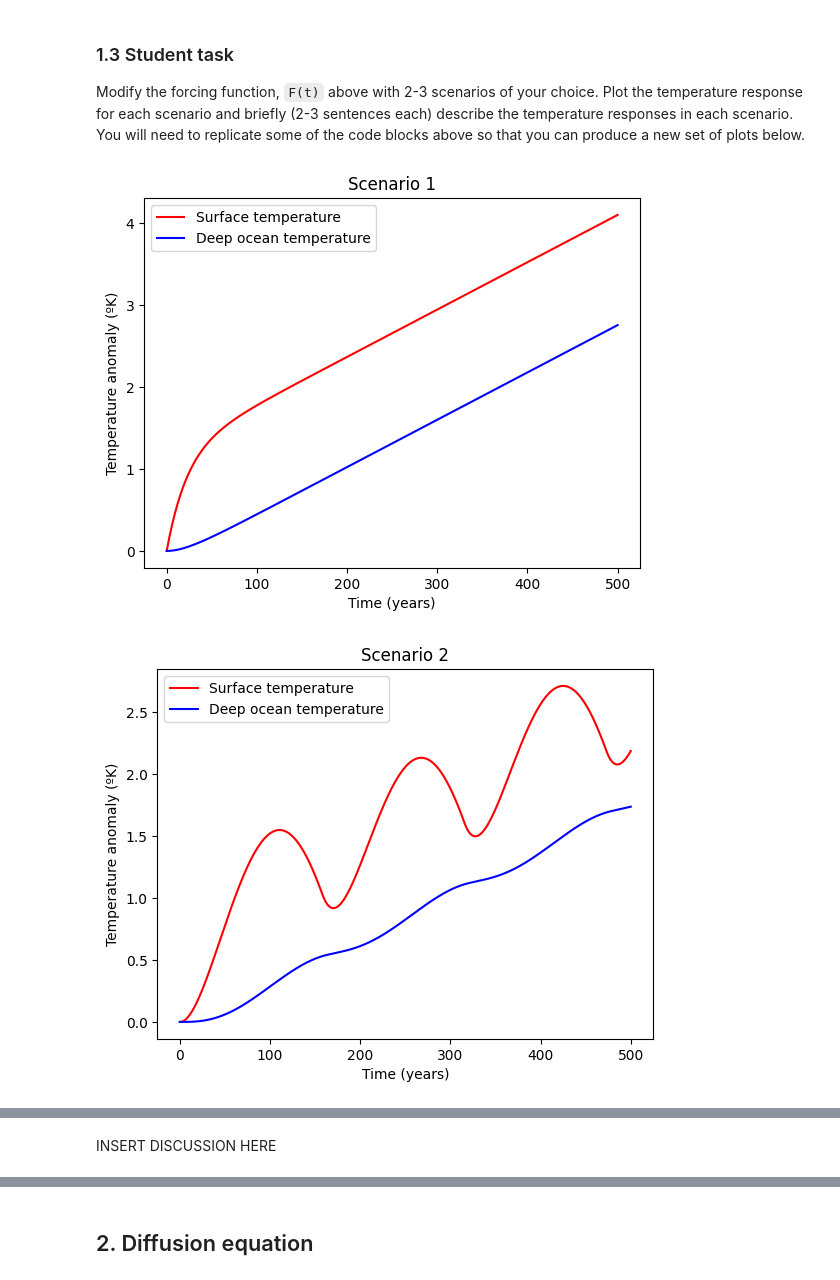
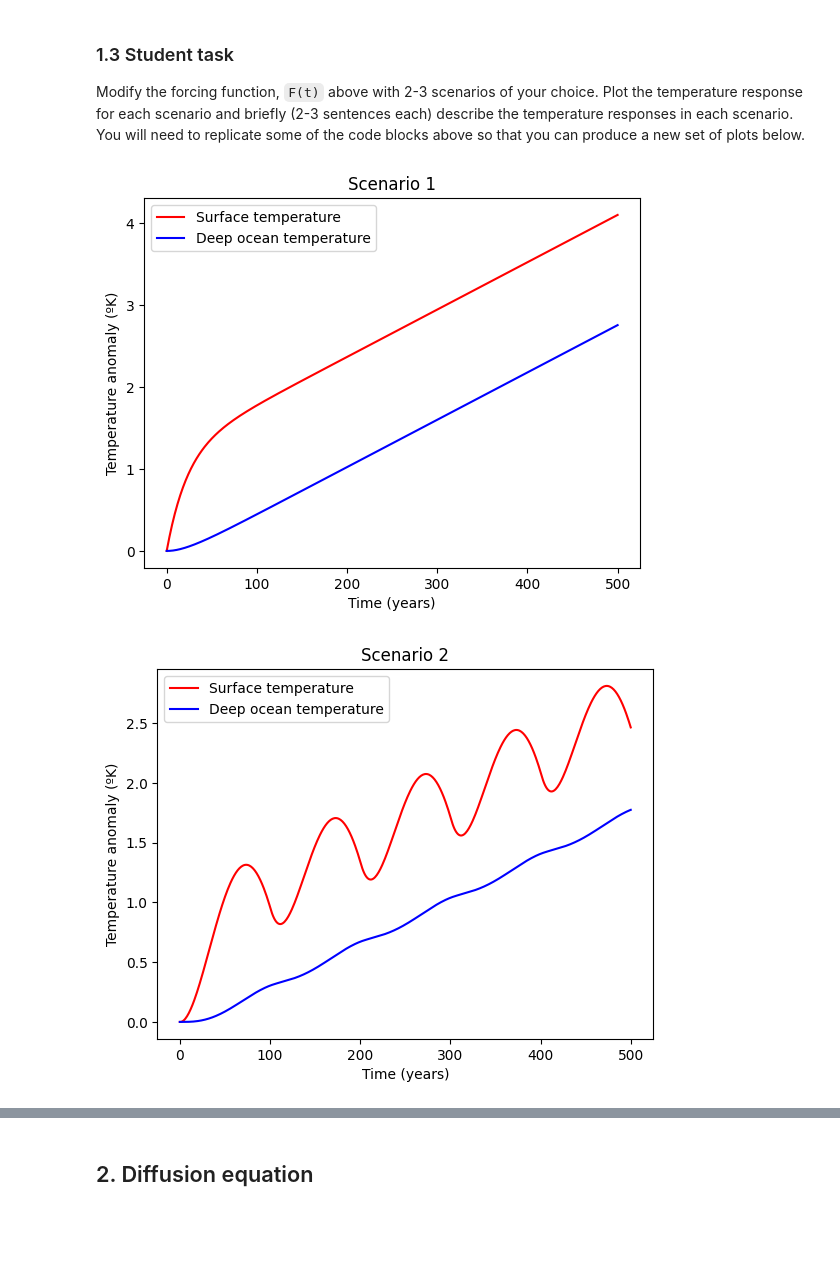
Before and after one commit to vantran1/QCES, a Jupyter notebook: Project1_numerical_methods.ipynb, the cells around one changed output, grey strips where cells are left out. Cells and saved outputs as stored; diff of their text form; code cells hidden in the pictures; blank space fills up the shorter version.

```diff
--- a/Project1_numerical_methods.ipynb
+++ b/Project1_numerical_methods.ipynb
@@ -101,38 +101,36 @@ def F_scenario_1(t):
   return 1
 
 def F_scenario_2(t):
-  return abs(np.sin(t/50))
+  return abs(np.sin(np.pi * t/100))
 
 def F_scenario_3(t):
   return 0.5 ** (t/50)
 
 scenario_counter = 1
 for scenario in [F_scenario_1, F_scenario_2, F_scenario_3]:
 
   Nt = 500 # number of time steps (including the starting point)
   T = np.zeros(Nt) # surface temperature array
   theta = np.zeros(Nt) # deep ocean temperature array
   T[0] = 0 # initial surface temperature anomaly (ºK)
   theta[0] = 0 # initial deep ocean temperature anomaly (ºK)
 
   t = np.linspace(0, 500, Nt) # time in years.  This starts at 0 and ends at 500, with Nt total points
   dt = t[1] - t[0] # timestep in years
 
   for i in range(0, Nt-1):
     T[i+1] = T[i] + (((scenario(i) - gamma * (T[i] - theta[i]))/C_s) * dt)
     theta[i+1] = theta[i] + (gamma * (T[i] - theta[i]) / C_d * dt)
 
   plt.plot(t,T,'r-')
   plt.plot(t,theta,'b-')
   plt.legend(['Surface temperature','Deep ocean temperature'])
   plt.xlabel('Time (years)')
   plt.ylabel('Temperature anomaly (ºK)')
   plt.title(f'Scenario {scenario_counter}')
   scenario_counter += 1
   plt.show()
 # %% [output]
 [figure]
-[figure, old version]
+[figure, new version]
 [figure]
-# %% [markdown]
-INSERT DISCUSSION HERE
```
Also changed, not shown: parts of 13 cells of this notebook.
